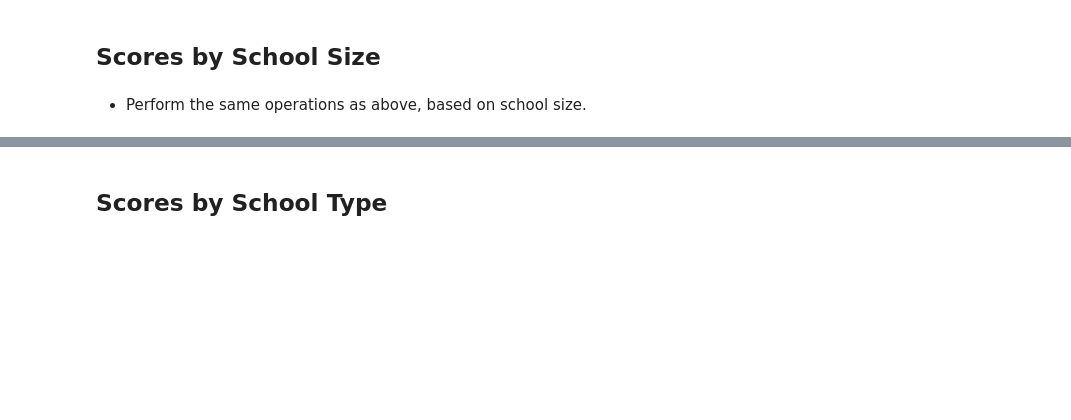
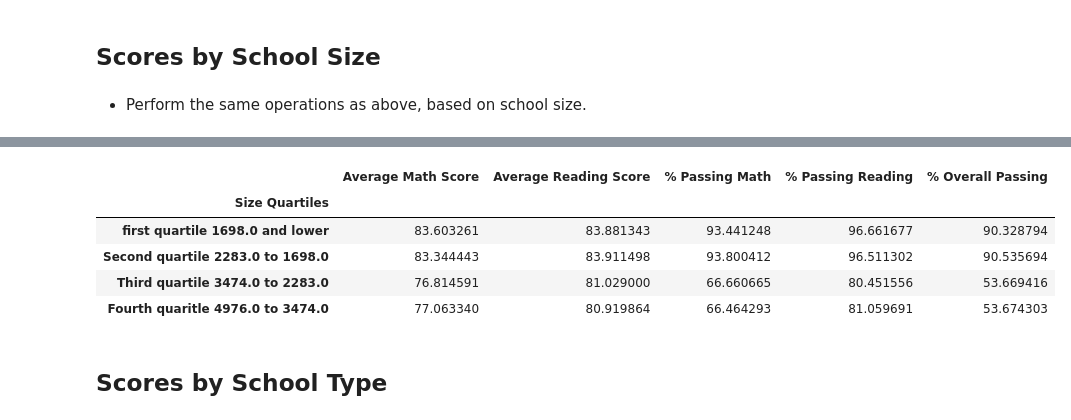
Before and after one commit to RinerAlexander/pandas-challenge, a Jupyter notebook: PyCitySchools/PyCitySchools_starter.ipynb, the cells around one changed output, grey strips where cells are left out. Drawn from its saved outputs; the diff is of its cells as text; code cells hidden in the pictures; blank space fills up the shorter version.

Commit message:
Group by size and type complete

```diff
--- a/PyCitySchools/PyCitySchools_starter.ipynb
+++ b/PyCitySchools/PyCitySchools_starter.ipynb
@@ -348,3 +341,25 @@ SchoolSpending
+# %%
+firstQ=schoolDF["Total Students"].quantile(.25)
+secondQ=schoolDF["Total Students"].quantile(.50)
+thirdQ=schoolDF["Total Students"].quantile(.75)
+fourthQ=schoolDF["Total Students"].quantile(1)
+
+bins=[0,firstQ,secondQ,thirdQ,fourthQ]
+names=[f"first quartile {firstQ} and lower",f"Second quartile {secondQ} to {firstQ}",f"Third quartile {thirdQ} to {secondQ}",
+       f"Fourth quaritle {fourthQ} to {thirdQ}"]
+SchoolSize=schoolDF
+SchoolSize["Size Quartiles"]=pd.cut(SchoolSize["Total Students"],bins,labels=names)
+SchoolSize=SchoolSize.groupby(["Size Quartiles"])
+SchoolSize=SchoolSize.mean()
+SchoolSize=SchoolSize[["Average Math Score","Average Reading Score","% Passing Math","% Passing Reading","% Overall Passing"]]
+SchoolSize
+# %% [output]
+|  | Average Math Score | Average Reading Score | % Passing Math | % Passing Reading | % Overall Passing |
+| Size Quartiles |  |  |  |  |  |
+| first quartile 1698.0 and lower | 83.603261 | 83.881343 | 93.441248 | 96.661677 | 90.328794 |
+| Second quartile 2283.0 to 1698.0 | 83.344443 | 83.911498 | 93.800412 | 96.511302 | 90.535694 |
+| Third quartile 3474.0 to 2283.0 | 76.814591 | 81.029000 | 66.660665 | 80.451556 | 53.669416 |
+| Fourth quaritle 4976.0 to 3474.0 | 77.063340 | 80.919864 | 66.464293 | 81.059691 | 53.674303 |
 # %% [markdown]
 ## Scores by School Type
 # %% [markdown]
```
Also changed, not shown: parts of 3 cells of this notebook.
